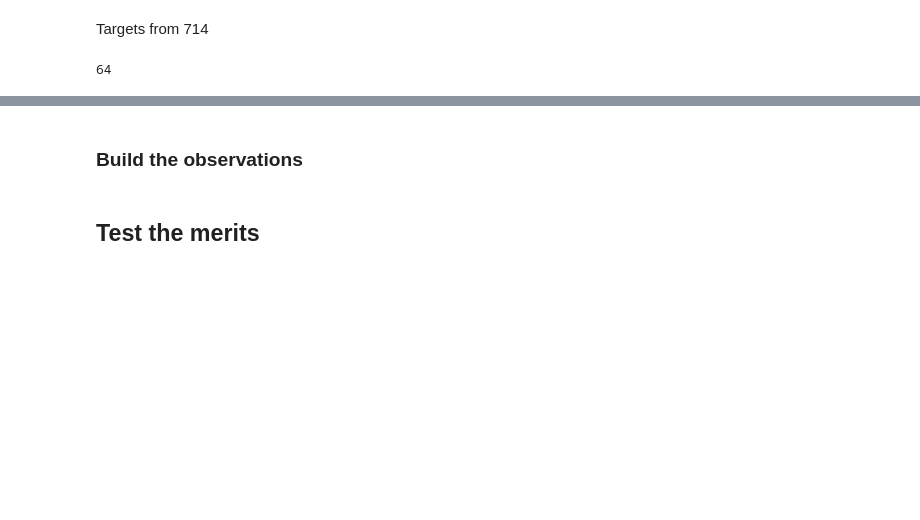
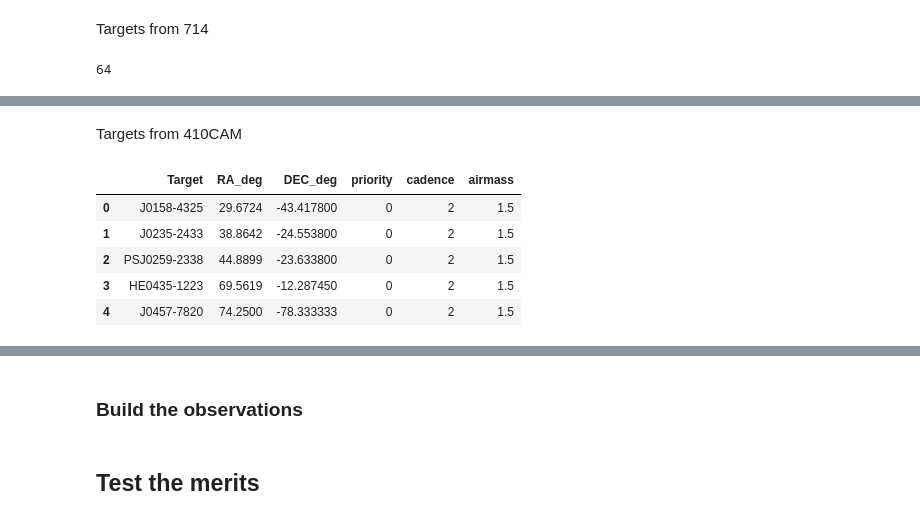
Before and after one commit to nicochunger/SCOPES, a Jupyter notebook: scheduler_test.ipynb, the cells around one changed output, grey strips where cells are left out. Drawn from its saved outputs; the diff is of its cells as text; code cells hidden in the pictures; blank space fills up the shorter version.

```diff
--- a/scheduler_test.ipynb
+++ b/scheduler_test.ipynb
@@ -83,0 +134,12 @@ len(targets_714)
+# %% [markdown]
+Targets from 410CAM
+# %%
+cat410_raw = pd.read_csv("programs/Prog410CAM_test.csv")
+cat410_raw.head()
+# %% [output]
+|  | Target | RA_deg | DEC_deg | priority | cadence | airmass |
+| 0 | J0158-4325 | 29.6724 | -43.417800 | 0 | 2 | 1.5 |
+| 1 | J0235-2433 | 38.8642 | -24.553800 | 0 | 2 | 1.5 |
+| 2 | PSJ0259-2338 | 44.8899 | -23.633800 | 0 | 2 | 1.5 |
+| 3 | HE0435-1223 | 69.5619 | -12.287450 | 0 | 2 | 1.5 |
+| 4 | J0457-7820 | 74.2500 | -78.333333 | 0 | 2 | 1.5 |
```
Also changed, not shown: parts of 34 cells of this notebook, 6 other files.
